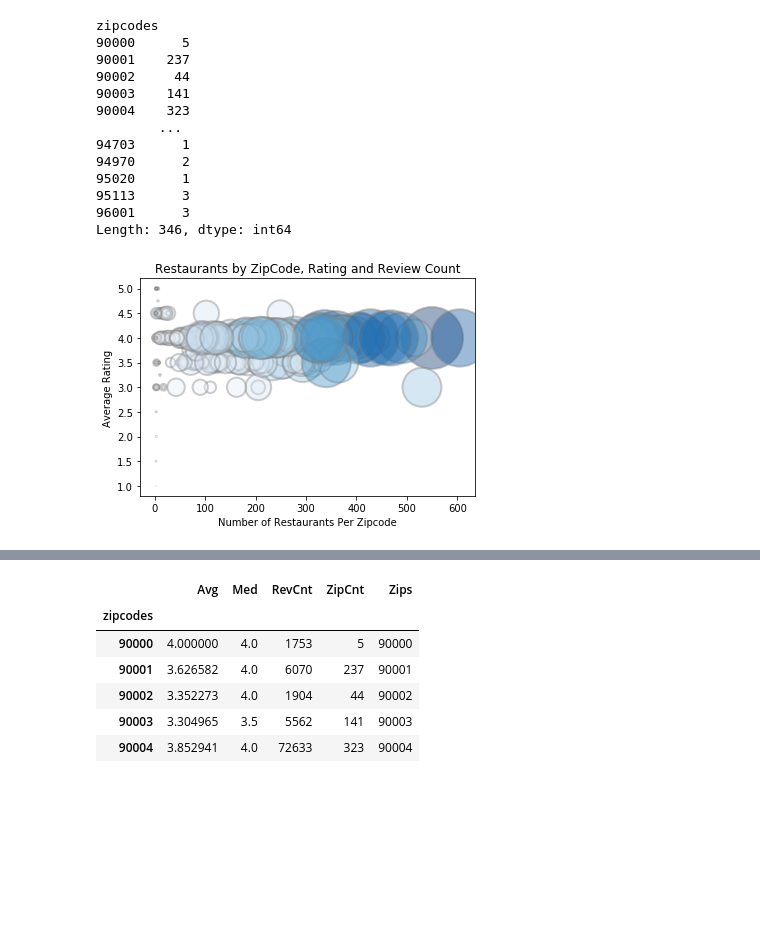
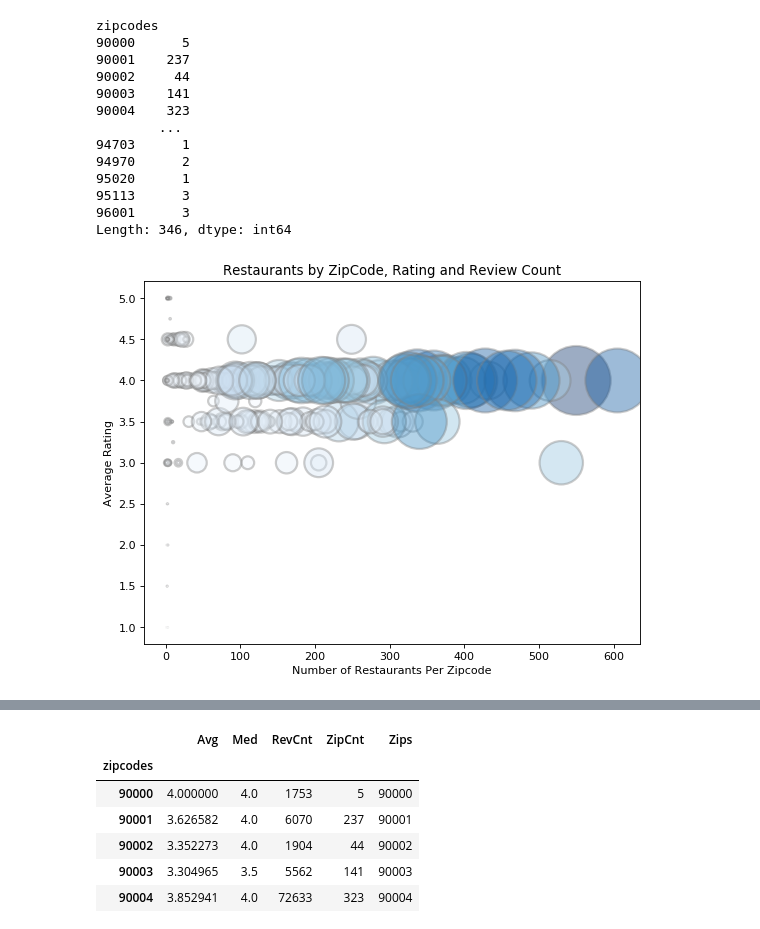
Before and after one commit to sherirosalia/LA_Restaurants_Yelp_API, a Jupyter notebook: prep_plot.ipynb, the cells around one changed output, grey strips where cells are left out. Cells and saved outputs as stored; diff of their text form; code cells hidden in the pictures; blank space fills up the shorter version.

```diff
--- a/prep_plot.ipynb
+++ b/prep_plot.ipynb
@@ -217,3 +217,6 @@ zipcodes
 95113    3.000000
 96001    5.000000
 Name: rating, Length: 346, dtype: float64
+# %%
+medians = df.groupby('zipcodes').median()['rating']
+medians
@@ -292,26 +303,24 @@ Length: 346, dtype: int64
 # %%
-import matplotlib.pyplot as plt
-import numpy as np
-import seaborn as sns
-
 # create data
 x = total_count
 y = medians
 z = revCount
 # z=z*z
 # z=z.sum()
 
+plt.figure(num=None, figsize=(8, 6), dpi=80, facecolor='w', edgecolor='k')
 # Change color with c and alpha. I map the color to the X axis value.
 plt.scatter(x, y, s=z/75, c=z, cmap="Blues", alpha=0.4, edgecolors="grey", linewidth=2)
 
 # Add titles (main and on axis)
+
 plt.xlabel("Number of Restaurants Per Zipcode")
 plt.ylabel("Average Rating")
 plt.title("Restaurants by ZipCode, Rating and Review Count")
 
 plt.show()
 # %% [output]
-[figure, old version]
+[figure, new version]
 # %%
 # create data
 x = total_count
```
Also changed, not shown: parts of 34 cells of this notebook.
